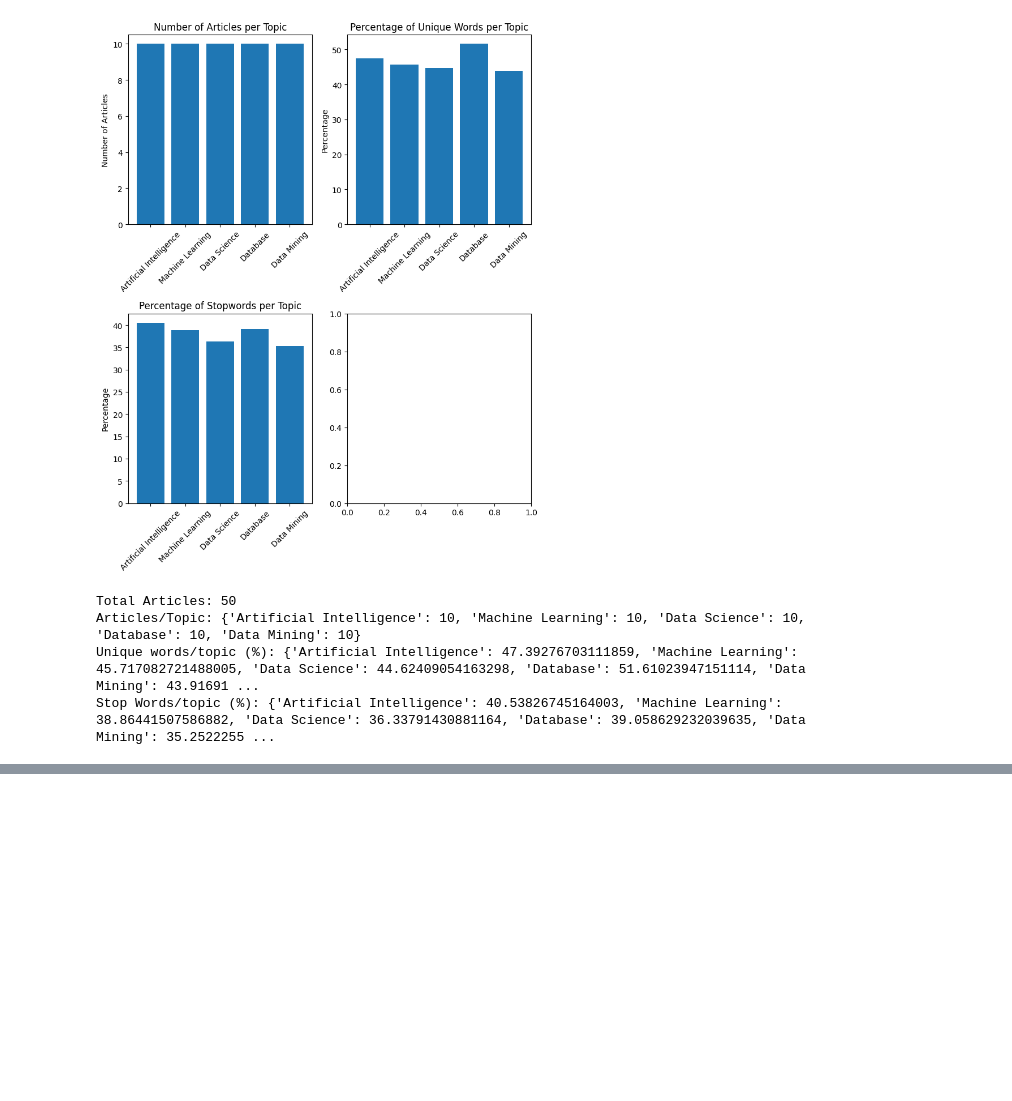
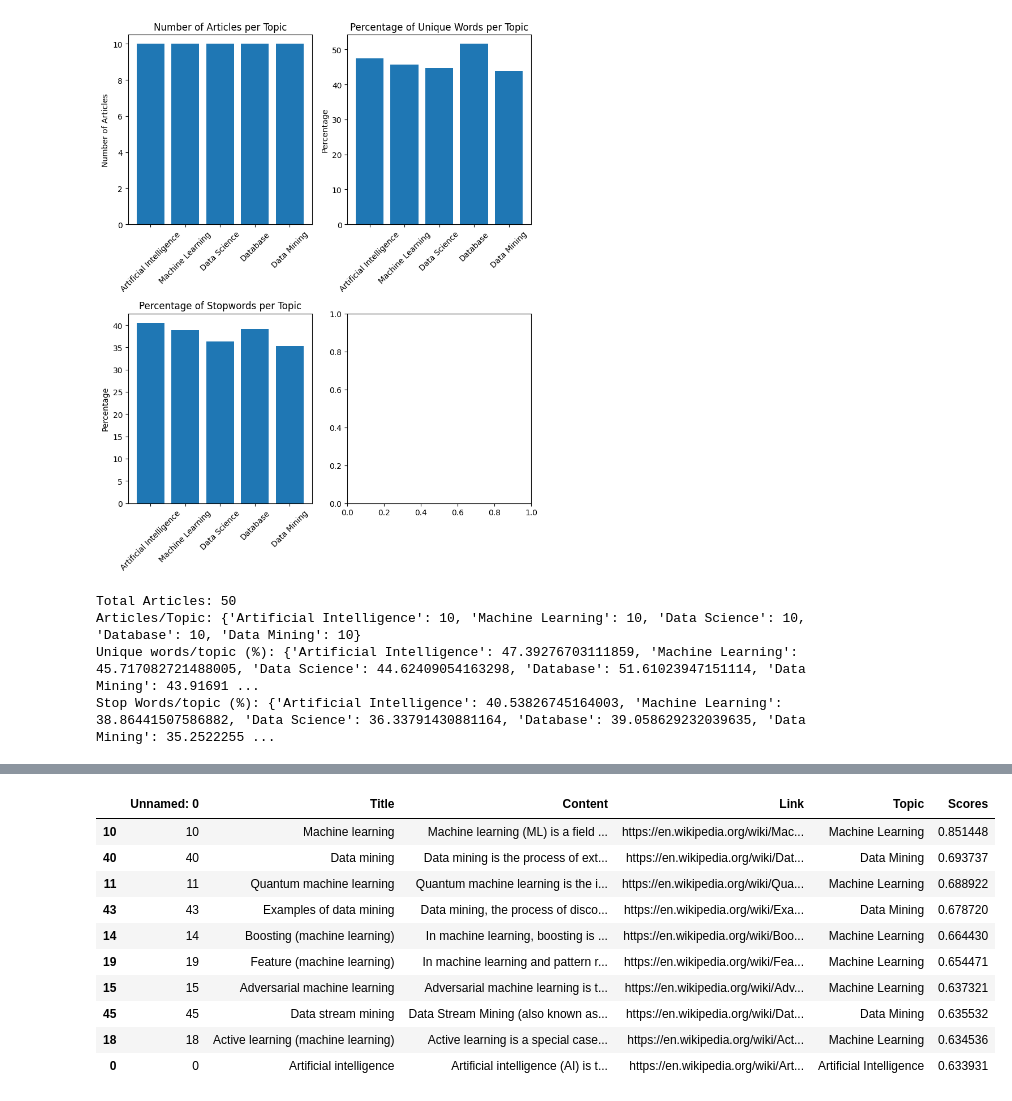
Before and after one commit to MJ-02/IR-system, a Jupyter notebook: main.ipynb, the cells around one changed output, grey strips where cells are left out. Saved outputs shown, nothing was run; the diff lists cells and outputs as text; code cells hidden in the pictures; blank space fills up the shorter version.

```diff
--- a/main.ipynb
+++ b/main.ipynb
@@ -106,0 +126,19 @@ df = pd.read_csv("Scrapped_articles.csv")
+# %%
+def load_page():
+    PERSIST_DIR = "./storage"
+    if not os.path.exists(PERSIST_DIR+"/embeddings.pt"):
+        os.makedirs(PERSIST_DIR)
+        # with st.spinner(text="Embedding in progress... (could take up to 10 mins)"):
+        embeddings = embed_text(df['Content'])
+        # with open(PERSIST_DIR+"/embeddings.pt", 'wb') as f:
+        #     pickle.dump(embeddings, f)
+        torch.save(embeddings,PERSIST_DIR+"/embeddings.pt" )
+        # st.success("Embeddings Done")
+    else:
+        # with open(PERSIST_DIR+"/embeddings.pt", 'rb') as f:
+        #     embeddings = pickle.load(f)
+        embeddings = torch.load(PERSIST_DIR+"/embeddings.pt")
+        # st.success("Loaded Embeddings from storage")
+    return embeddings
+# %%
+embeddings = load_page()
@@ -106,0 +184,6 @@ df = pd.read_csv("Scrapped_articles.csv")
+# %%
+query = "machine learning"
+
+query_vector = model.encode(query, convert_to_tensor=True)
+
+scores = F.cosine_similarity(query_vector, embeddings.unsqueeze(0), dim=-1)
@@ -106,0 +210,17 @@ df = pd.read_csv("Scrapped_articles.csv")
+# %%
+df["Scores"] = scores.T
+# %%
+
+df.sort_values(by="Scores", ascending=False).head(10)
+# %% [output]
+|  | Unnamed: 0 | Title | Content | Link | Topic | Scores |
+| 10 | 10 | Machine learning | Machine learning (ML) is a field ... | https://en.wikipedia.org/wiki/Mac... | Machine Learning | 0.851448 |
+| 40 | 40 | Data mining | Data mining is the process of ext... | https://en.wikipedia.org/wiki/Dat... | Data Mining | 0.693737 |
+| 11 | 11 | Quantum machine learning | Quantum machine learning is the i... | https://en.wikipedia.org/wiki/Qua... | Machine Learning | 0.688922 |
+| 43 | 43 | Examples of data mining | Data mining, the process of disco... | https://en.wikipedia.org/wiki/Exa... | Data Mining | 0.678720 |
+| 14 | 14 | Boosting (machine learning) | In machine learning, boosting is ... | https://en.wikipedia.org/wiki/Boo... | Machine Learning | 0.664430 |
+| 19 | 19 | Feature (machine learning) | In machine learning and pattern r... | https://en.wikipedia.org/wiki/Fea... | Machine Learning | 0.654471 |
+| 15 | 15 | Adversarial machine learning | Adversarial machine learning is t... | https://en.wikipedia.org/wiki/Adv... | Machine Learning | 0.637321 |
+| 45 | 45 | Data stream mining | Data Stream Mining (also known as... | https://en.wikipedia.org/wiki/Dat... | Data Mining | 0.635532 |
+| 18 | 18 | Active learning (machine learning) | Active learning is a special case... | https://en.wikipedia.org/wiki/Act... | Machine Learning | 0.634536 |
+| 0 | 0 | Artificial intelligence | Artificial intelligence (AI) is t... | https://en.wikipedia.org/wiki/Art... | Artificial Intelligence | 0.633931 |
```
Also changed, not shown: parts of 7 cells of this notebook, 5 other files.
